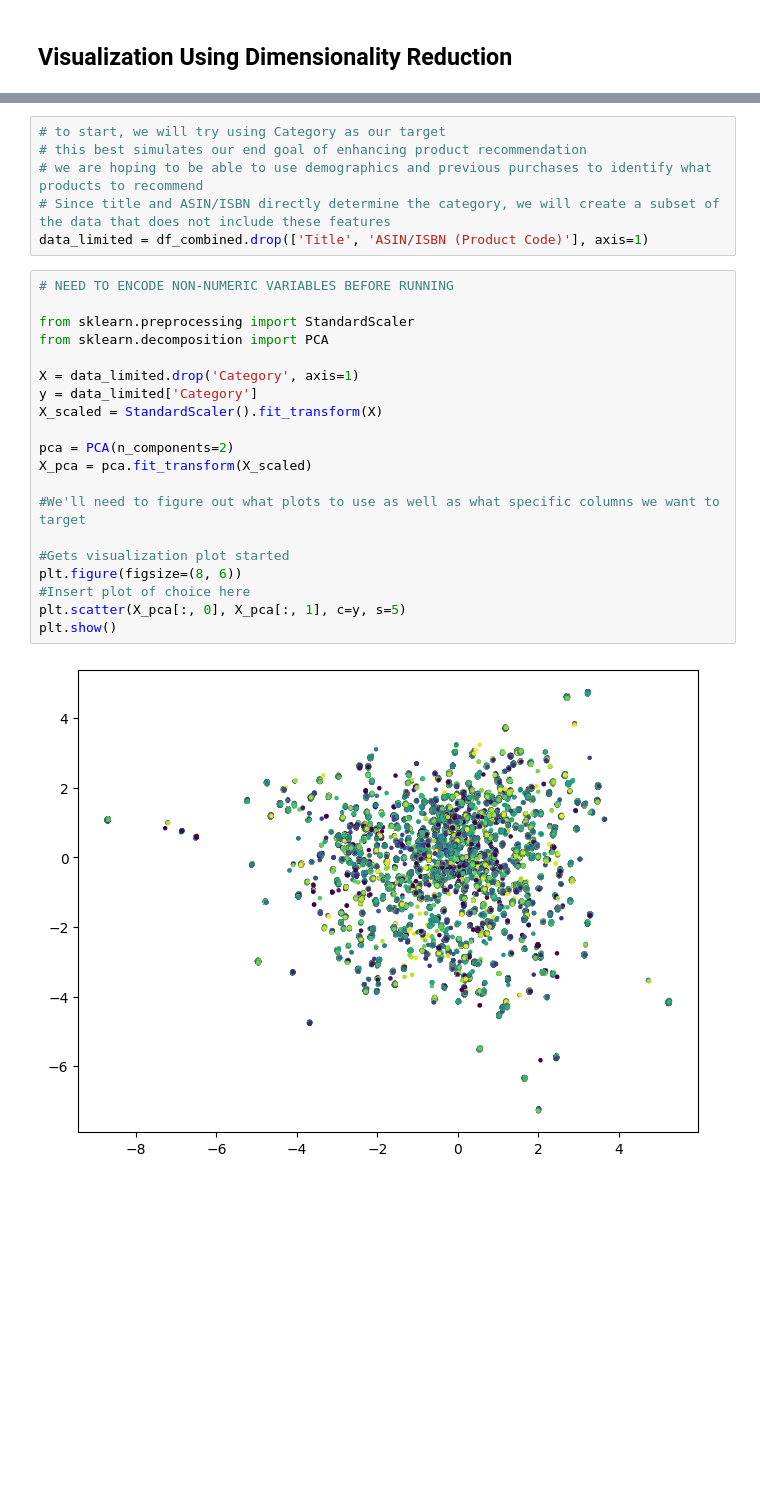
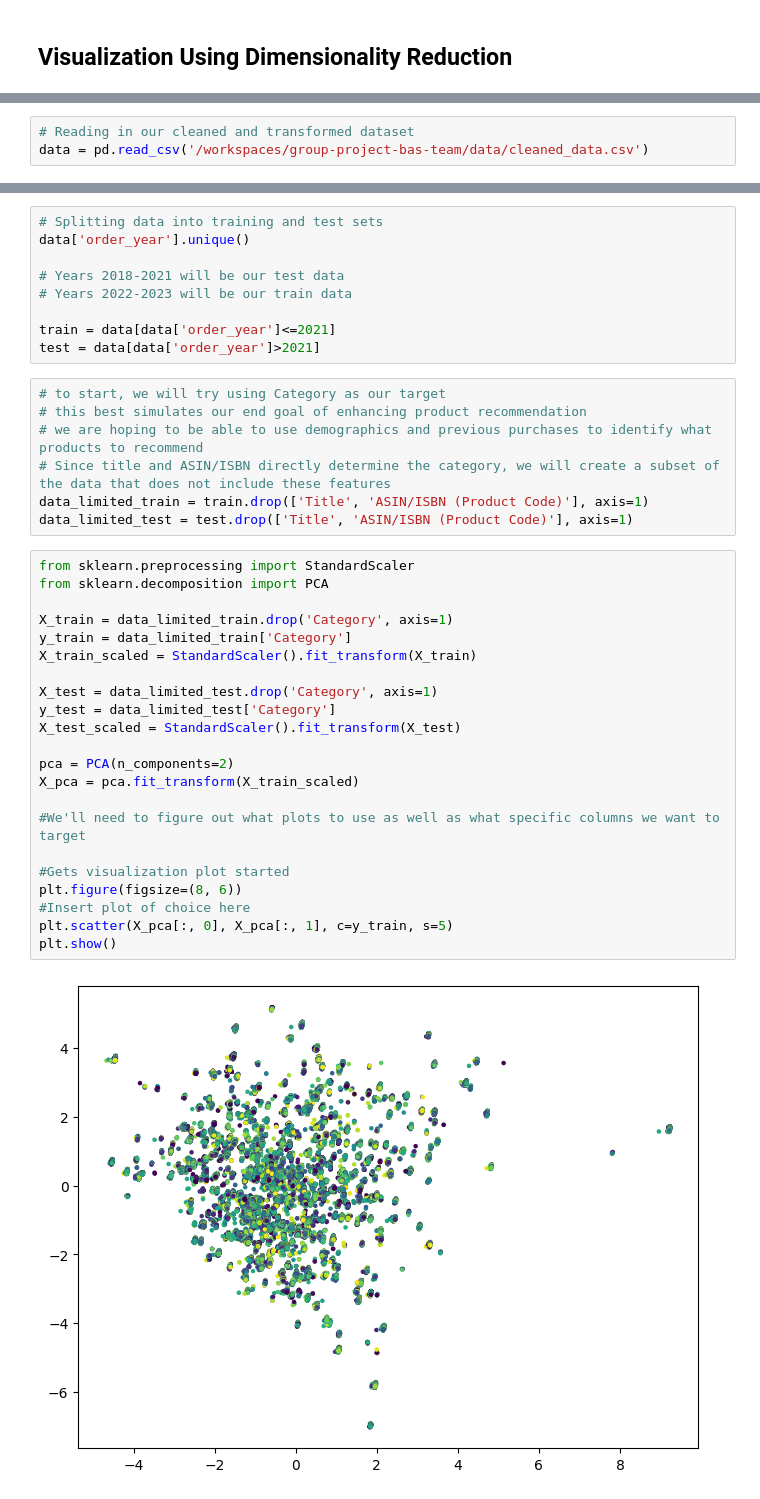
Before and after one commit to SU-IST707-SP26/group-project-bas-team, a Jupyter notebook: work/05-dimensionality-reduction-and-visualization.ipynb, the cells around one changed output, grey strips where cells are left out. Cells and saved outputs as stored; diff of their text form; blank space fills up the shorter version.

Commit message:
Dimensionality Reduction, Set up train/test data for modeling

```diff
--- a/work/05-dimensionality-reduction-and-visualization.ipynb
+++ b/work/05-dimensionality-reduction-and-visualization.ipynb
@@ -9,3 +9,6 @@ from sklearn.preprocessing import LabelEncoder
+# %%
+# Reading in our cleaned and transformed dataset
+data = pd.read_csv('/workspaces/group-project-bas-team/data/cleaned_data.csv')
 # %%
 # Recreating the transformed dataset as created in '04-data-transformation.ipynb'
 
@@ -143,28 +140,40 @@ memory usage: 233.6 MB
+# %%
+# Splitting data into training and test sets
+data['order_year'].unique()
+
+# Years 2018-2021 will be our test data
+# Years 2022-2023 will be our train data
+
+train = data[data['order_year']<=2021]
+test = data[data['order_year']>2021]
 # %%
 # to start, we will try using Category as our target
 # this best simulates our end goal of enhancing product recommendation
 # we are hoping to be able to use demographics and previous purchases to identify what products to recommend
 # Since title and ASIN/ISBN directly determine the category, we will create a subset of the data that does not include these features
-data_limited = df_combined.drop(['Title', 'ASIN/ISBN (Product Code)'], axis=1)
+data_limited_train = train.drop(['Title', 'ASIN/ISBN (Product Code)'], axis=1)
+data_limited_test = test.drop(['Title', 'ASIN/ISBN (Product Code)'], axis=1)
 # %%
-# NEED TO ENCODE NON-NUMERIC VARIABLES BEFORE RUNNING
-
 from sklearn.preprocessing import StandardScaler
 from sklearn.decomposition import PCA
 
-X = data_limited.drop('Category', axis=1)
-y = data_limited['Category']
-X_scaled = StandardScaler().fit_transform(X)
+X_train = data_limited_train.drop('Category', axis=1)
+y_train = data_limited_train['Category']
+X_train_scaled = StandardScaler().fit_transform(X_train)
+
+X_test = data_limited_test.drop('Category', axis=1)
+y_test = data_limited_test['Category']
+X_test_scaled = StandardScaler().fit_transform(X_test)
 
 pca = PCA(n_components=2)
-X_pca = pca.fit_transform(X_scaled)
+X_pca = pca.fit_transform(X_train_scaled)
 
 #We'll need to figure out what plots to use as well as what specific columns we want to target
 
 #Gets visualization plot started
 plt.figure(figsize=(8, 6))
 #Insert plot of choice here
-plt.scatter(X_pca[:, 0], X_pca[:, 1], c=y, s=5)
+plt.scatter(X_pca[:, 0], X_pca[:, 1], c=y_train, s=5)
 plt.show()
 # %% [output]
-[figure, old version]
+[figure, new version]
```
Also changed, not shown: parts of 5 cells of this notebook, 4 other files.
